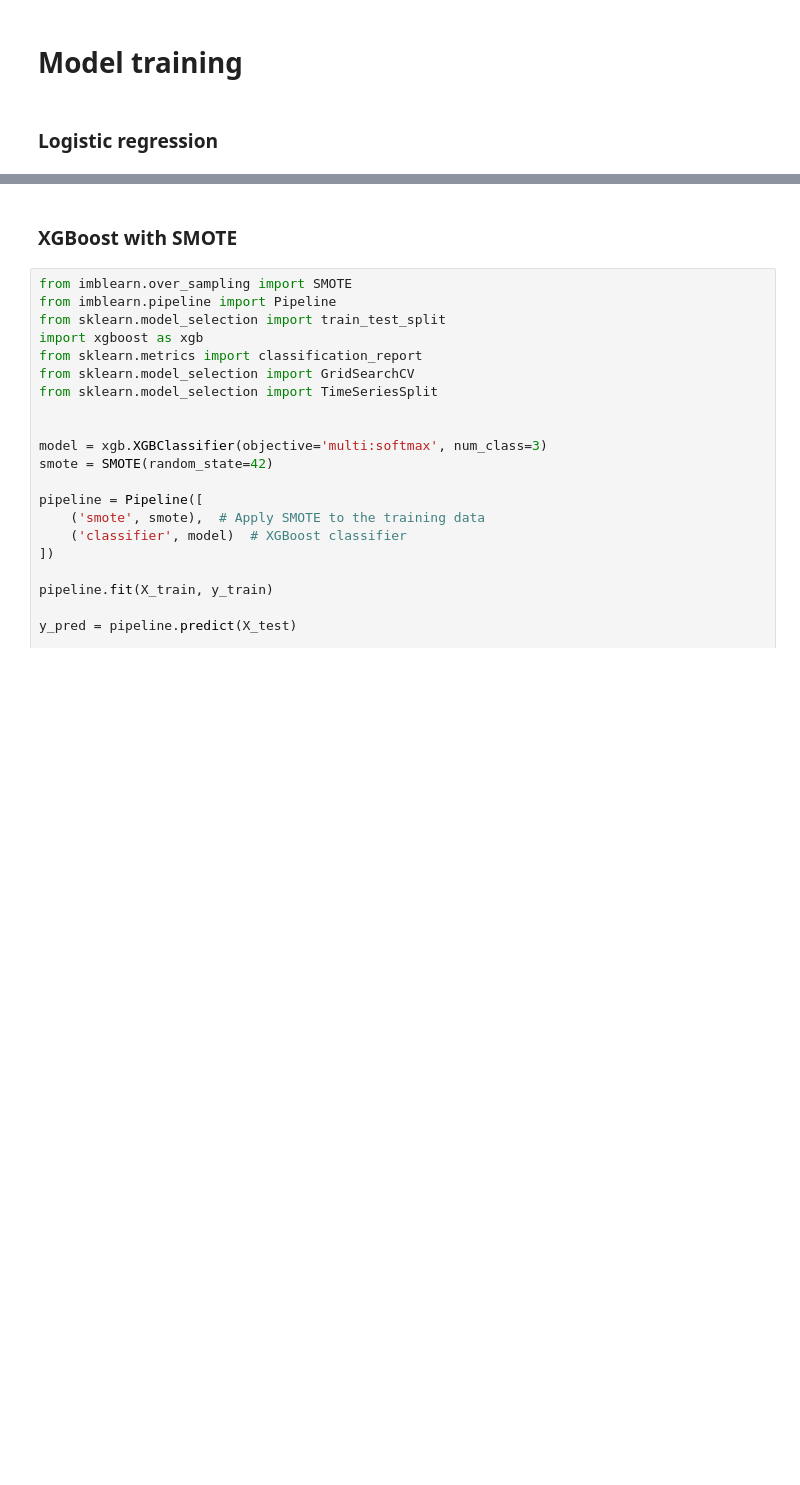
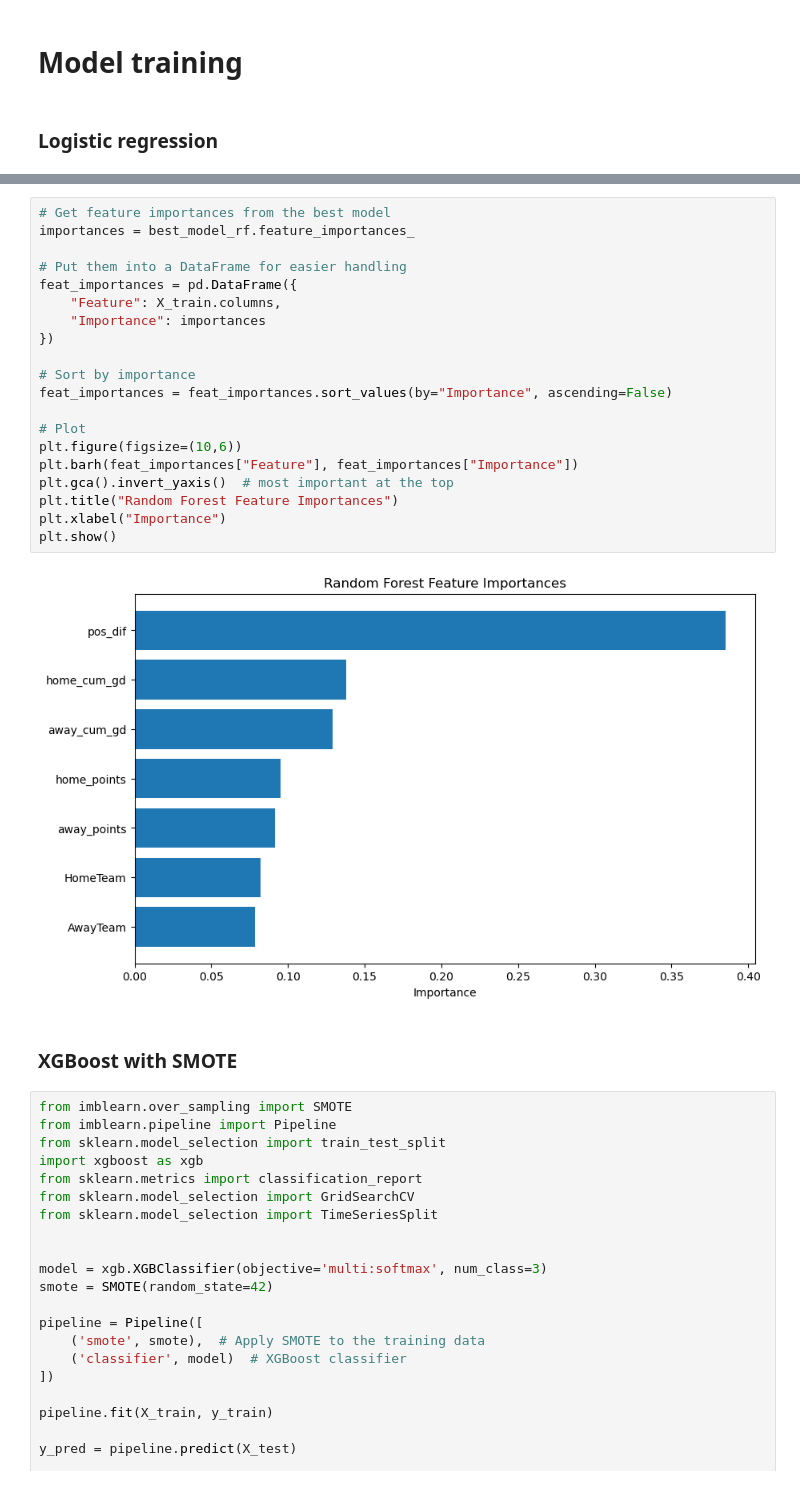
Before and after one commit to evaristo-va/Football-predictor, a Jupyter notebook: predictor_football.ipynb, the cells around one changed output, grey strips where cells are left out. Cells and saved outputs as stored; diff of their text form; blank space fills up the shorter version.

```diff
--- a/predictor_football.ipynb
+++ b/predictor_football.ipynb
@@ -331,3 +425,25 @@ weighted avg       0.70      0.70      0.66        44
+# %%
+# Get feature importances from the best model
+importances = best_model_rf.feature_importances_
+
+# Put them into a DataFrame for easier handling
+feat_importances = pd.DataFrame({
+    "Feature": X_train.columns,
+    "Importance": importances
+})
+
+# Sort by importance
+feat_importances = feat_importances.sort_values(by="Importance", ascending=False)
+
+# Plot
+plt.figure(figsize=(10,6))
+plt.barh(feat_importances["Feature"], feat_importances["Importance"])
+plt.gca().invert_yaxis()  # most important at the top
+plt.title("Random Forest Feature Importances")
+plt.xlabel("Importance")
+plt.show()
+# %% [output]
+[figure, added]
 # %% [markdown]
 ### XGBoost with SMOTE
 # %%
```
Also changed, not shown: parts of 19 cells of this notebook.
